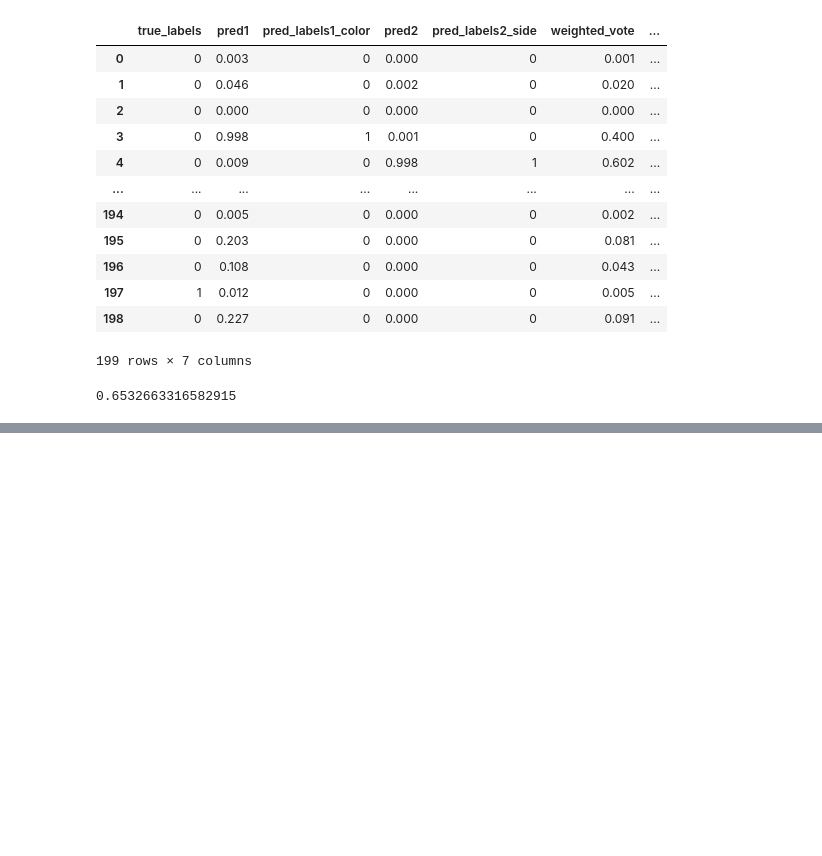
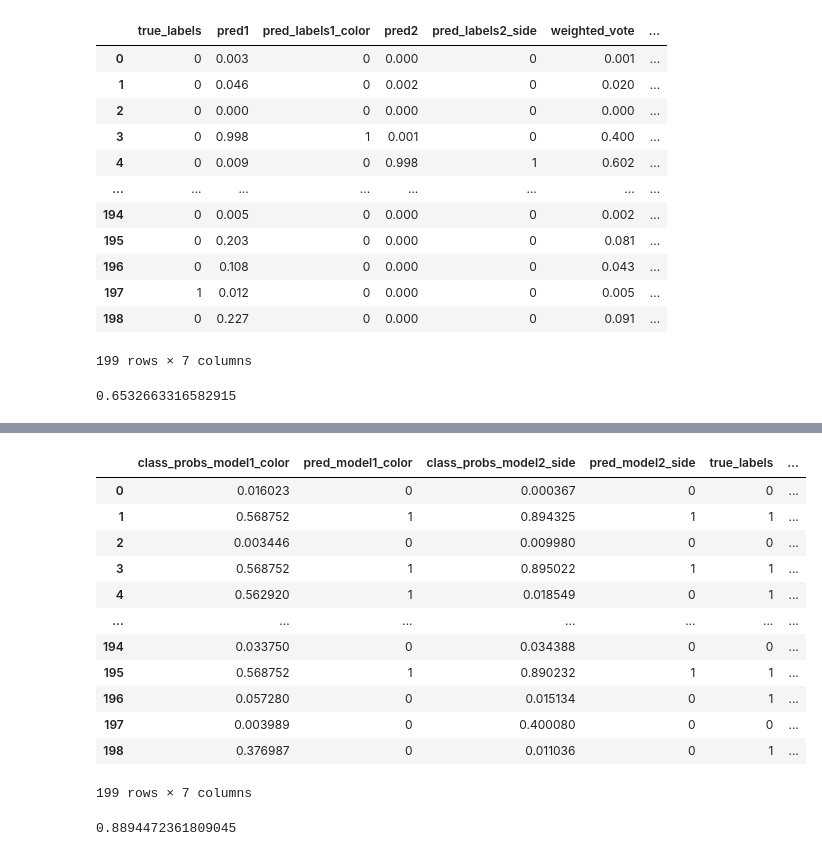
Before and after one commit to louismeeckers/data-fusion-g2, a Jupyter notebook: startingPoint.ipynb, the cells around one changed output, grey strips where cells are left out. Saved outputs shown, nothing was run; the diff lists cells and outputs as text; code cells hidden in the pictures; blank space fills up the shorter version.

Commit message:
2 CNN models in pytorch & fused decisions with weighted voting

```diff
--- a/startingPoint.ipynb
+++ b/startingPoint.ipynb
@@ -426,0 +474,20 @@ acc
+# %%
+import torch.nn as nn
+import torch.nn.functional as F
+
+class Net(nn.Module):
+    def __init__(self):
+        super(Net, self).__init__()
+        self.conv1 = nn.Conv2d(3, 8, kernel_size=3, stride=1, padding=1)
+        self.pool = nn.MaxPool2d(kernel_size=2, stride=2)
+        self.conv2 = nn.Conv2d(8, 16, kernel_size=3, stride=1, padding=1)
+        self.fc1 = nn.Linear(16 * 56 * 56, 64)
+        self.fc2 = nn.Linear(64, 2)
+
+    def forward(self, x):
+        x = self.pool(F.relu(self.conv1(x)))
+        x = self.pool(F.relu(self.conv2(x)))
+        x = x.view(-1, 16 * 56 * 56)
+        x = F.relu(self.fc1(x))
+        x = self.fc2(x)
+        return x
@@ -426,0 +848,9 @@ acc
+# %%
+merged_df = pd.DataFrame()
+merged_df['class_probs_model1_color'] = results_df1['class_prob']
+merged_df['pred_model1_color'] = results_df1['predicted_label']
+merged_df['class_probs_model2_side'] = results_df2['Class Probabilities']
+merged_df['pred_model2_side'] = results_df2['Predicted Label']
+merged_df['true_labels'] = results_df1['true_label']
+
+merged_df
@@ -426,0 +871,34 @@ acc
+# %%
+def weighted_vote(row):
+    # higher weight for the model with higher accuracy
+    w1 = 0.9
+    w2 = 0.1
+
+    vote = w1 * row['class_probs_model1_color'] + w2 * row['class_probs_model2_side']
+
+    return round(vote, 3)
+
+merged_df['weighted_vote'] = merged_df.apply(weighted_vote, axis=1)
+merged_df['weighted_vote_binary'] = merged_df['weighted_vote'].apply(lambda x: 1 if x >= 0.5 else 0)
+merged_df
+# %% [output]
+|  | class_probs_model1_color | pred_model1_color | class_probs_model2_side | pred_model2_side | true_labels | ... |
+| 0 | 0.016023 | 0 | 0.000367 | 0 | 0 | ... |
+| 1 | 0.568752 | 1 | 0.894325 | 1 | 1 | ... |
+| 2 | 0.003446 | 0 | 0.009980 | 0 | 0 | ... |
+| 3 | 0.568752 | 1 | 0.895022 | 1 | 1 | ... |
+| 4 | 0.562920 | 1 | 0.018549 | 0 | 1 | ... |
+| ... | ... | ... | ... | ... | ... | ... |
+| 194 | 0.033750 | 0 | 0.034388 | 0 | 0 | ... |
+| 195 | 0.568752 | 1 | 0.890232 | 1 | 1 | ... |
+| 196 | 0.057280 | 0 | 0.015134 | 0 | 1 | ... |
+| 197 | 0.003989 | 0 | 0.400080 | 0 | 0 | ... |
+| 198 | 0.376987 | 0 | 0.011036 | 0 | 1 | ... |
+199 rows × 7 columns
+# %%
+# Calculate the accuracy given scikit
+acc = accuracy_score(merged_df['true_labels'], merged_df['weighted_vote_binary'])
+
+acc
+# %% [output]
+0.8894472361809045
```
Also changed, not shown: parts of 13 cells of this notebook.
